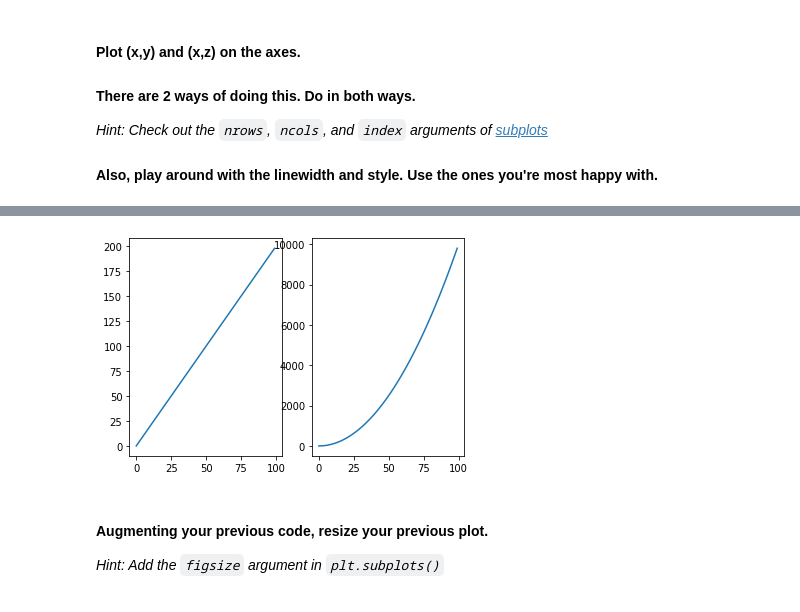
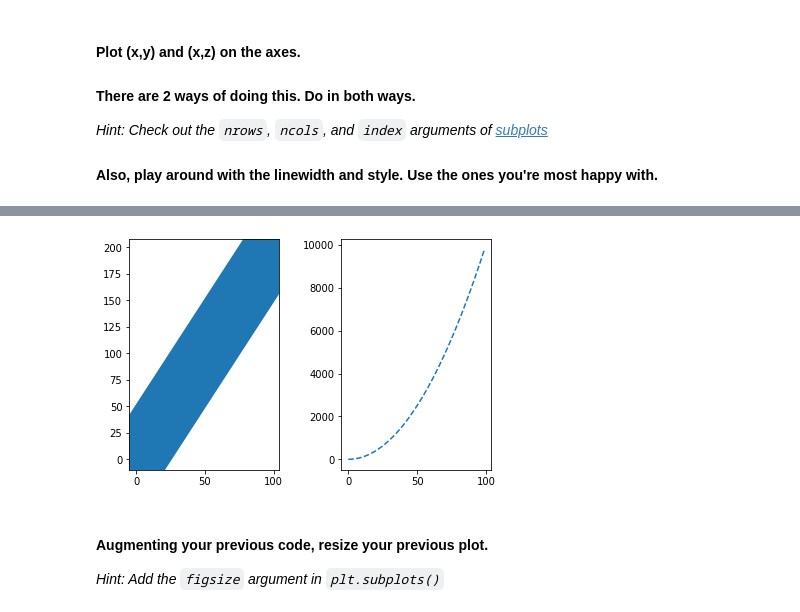
Before and after one commit to Ironhack-Data-Madrid-Abril-2021/lab_matplotlib_seaborn, a Jupyter notebook: your-code/challenge-1.ipynb, the cells around one changed output, grey strips where cells are left out. Saved outputs shown, nothing was run; the diff lists cells and outputs as text; code cells hidden in the pictures.

```diff
--- a/your-code/challenge-1.ipynb
+++ b/your-code/challenge-1.ipynb
@@ -48,11 +53,12 @@ df.plot('x', 'y')
 # %%
 fig, ax = plt.subplots(1, 2)
 
-ax[0].plot(x, y) #row=0, col=1
-ax[1].plot(x, z) #row=1, col=1
+ax[0].plot(x, y, linewidth=60) #row=0, col=1
+ax[1].plot(x, z, linestyle='--') #row=1, col=1
+fig.tight_layout(pad=2.0)
 fig.show()
 # %% [output]
-[figure, old version]
+[figure, new version]
 # %% [markdown]
 #### Augmenting your previous code, resize your previous plot.
 
```
Also changed, not shown: parts of 16 cells of this notebook, 2 other files.
